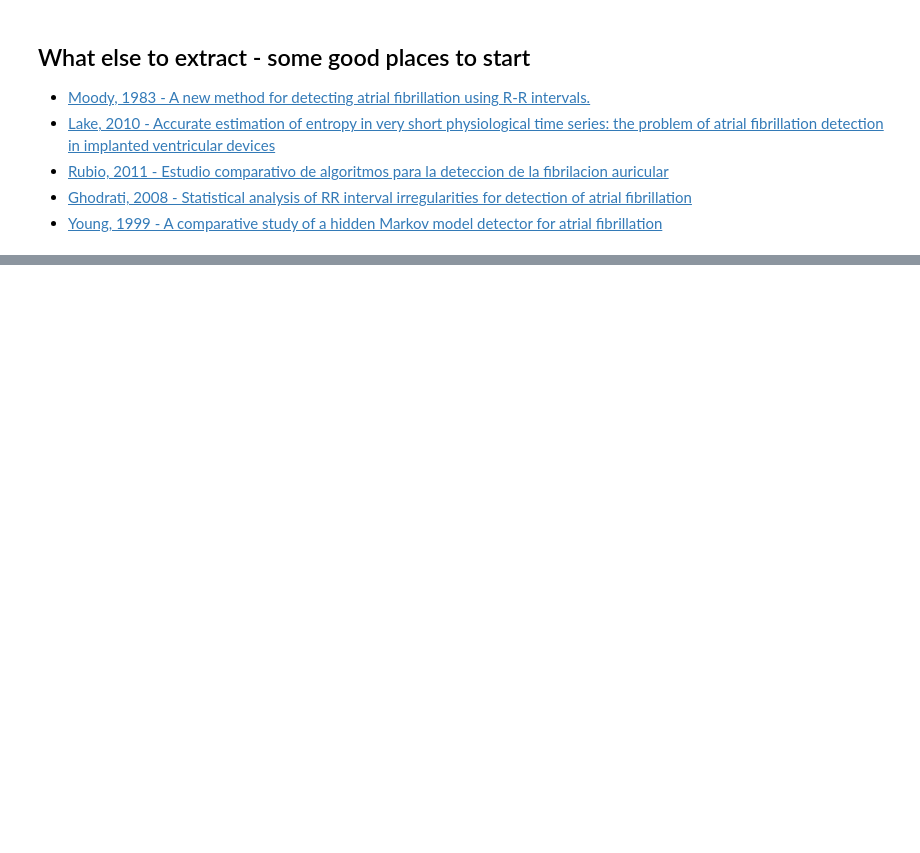
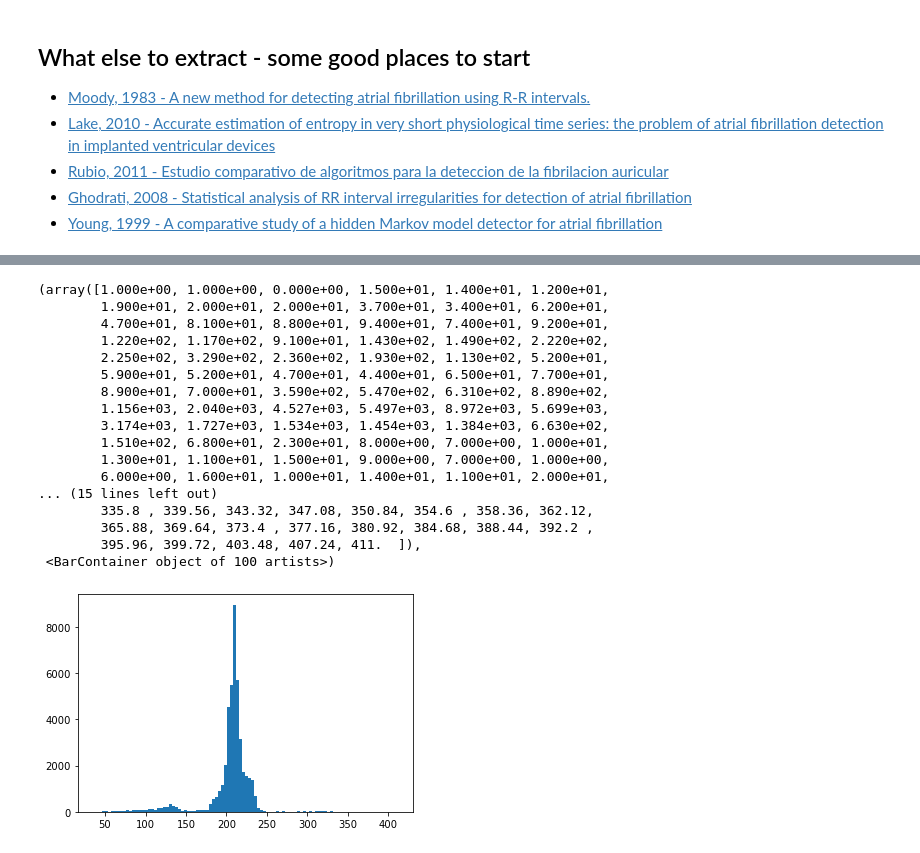
Before and after one commit to JustinGuo03/Afib-svsm, a Jupyter notebook: work_7_1.ipynb, the cells around one changed output, grey strips where cells are left out. Saved outputs shown, nothing was run; the diff lists cells and outputs as text; code cells hidden in the pictures; blank space fills up the shorter version.

```diff
--- a/work_7_1.ipynb
+++ b/work_7_1.ipynb
@@ -110,0 +118,12 @@ for idx, x in enumerate(tqdm(record_list)):
+# %%
+
+for idx, x in enumerate(tqdm(subject_dataframes[0]['Normal']):
+    if x:
+        plt.axvline(idx, color = 'green', alpha = .05, label = 'Normal Rhythm')
+for idx, x in enumerate(tqdm(subject_dataframes[0]['AFIB'])):
+    if x:
+        plt.axvline(idx, color = 'red', alpha = .05, label = 'AFIB Rhythm')
+for idx, x in enumerate(tqdm(subject_dataframes[0]['Other'])):
+    if x:
+        plt.axvline(idx, color = 'green', alpha = .05, label = 'Normal Rhythm')
+plt.plot(rr_ints[0])
@@ -110,0 +168,25 @@ for idx, x in enumerate(tqdm(record_list)):
+# %%
+new_rrints = []
+for subj in rr_ints:
+    new_rrints.append([x for x in subj if x < 500])
+# %%
+plt.hist(new_rrints[0], bins=100)
+# %% [output]
+(array([1.000e+00, 1.000e+00, 0.000e+00, 1.500e+01, 1.400e+01, 1.200e+01,
+        1.900e+01, 2.000e+01, 2.000e+01, 3.700e+01, 3.400e+01, 6.200e+01,
+        4.700e+01, 8.100e+01, 8.800e+01, 9.400e+01, 7.400e+01, 9.200e+01,
+        1.220e+02, 1.170e+02, 9.100e+01, 1.430e+02, 1.490e+02, 2.220e+02,
+        2.250e+02, 3.290e+02, 2.360e+02, 1.930e+02, 1.130e+02, 5.200e+01,
+        5.900e+01, 5.200e+01, 4.700e+01, 4.400e+01, 6.500e+01, 7.700e+01,
+        8.900e+01, 7.000e+01, 3.590e+02, 5.470e+02, 6.310e+02, 8.890e+02,
+        1.156e+03, 2.040e+03, 4.527e+03, 5.497e+03, 8.972e+03, 5.699e+03,
+        3.174e+03, 1.727e+03, 1.534e+03, 1.454e+03, 1.384e+03, 6.630e+02,
+        1.510e+02, 6.800e+01, 2.300e+01, 8.000e+00, 7.000e+00, 1.000e+01,
+        1.300e+01, 1.100e+01, 1.500e+01, 9.000e+00, 7.000e+00, 1.000e+00,
+        6.000e+00, 1.600e+01, 1.000e+01, 1.400e+01, 1.100e+01, 2.000e+01,
+... (15 lines left out)
+        335.8 , 339.56, 343.32, 347.08, 350.84, 354.6 , 358.36, 362.12,
+        365.88, 369.64, 373.4 , 377.16, 380.92, 384.68, 388.44, 392.2 ,
+        395.96, 399.72, 403.48, 407.24, 411.  ]),
+ <BarContainer object of 100 artists>)
+[figure, added]
```
Also changed, not shown: parts of 12 cells of this notebook.
